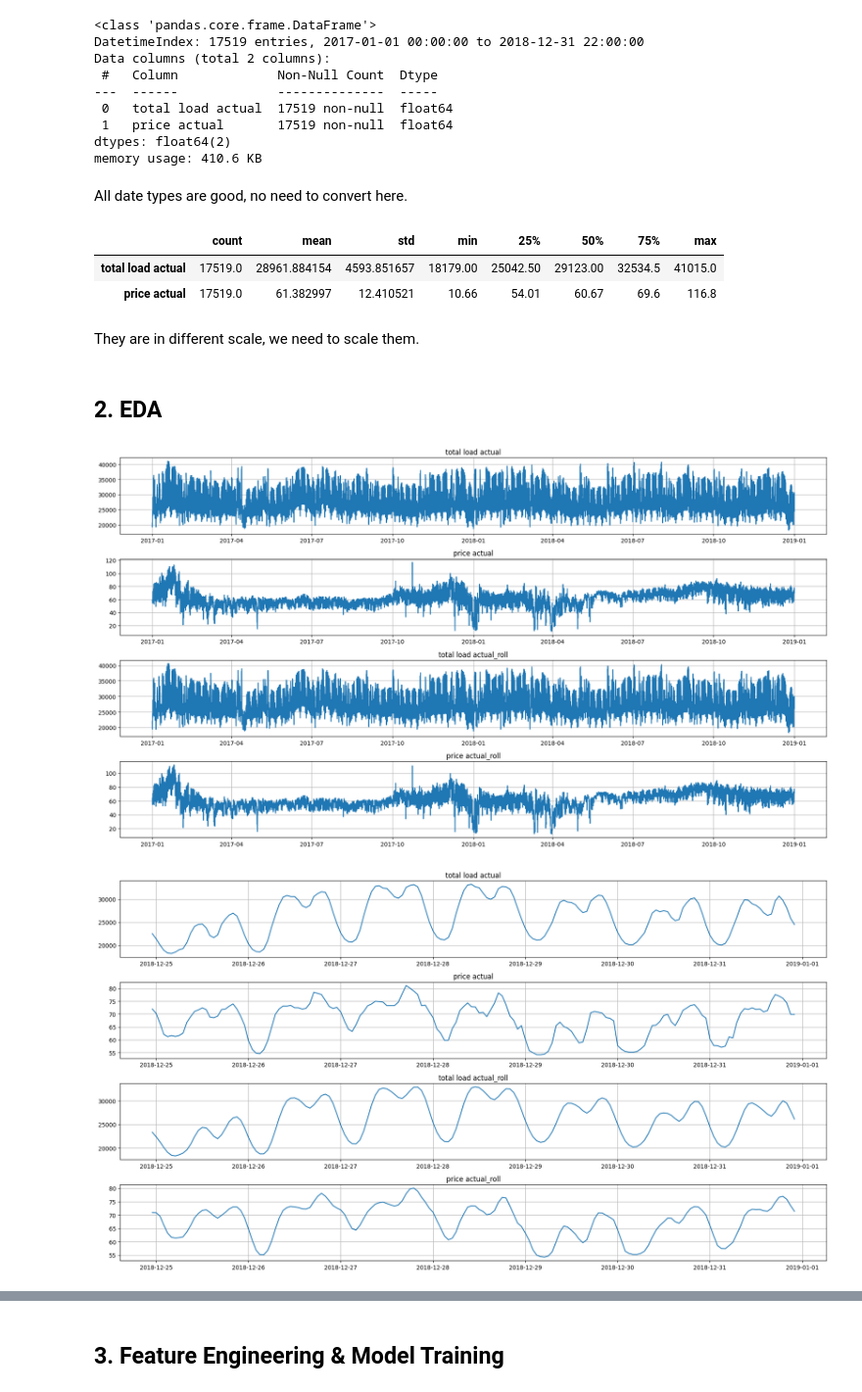
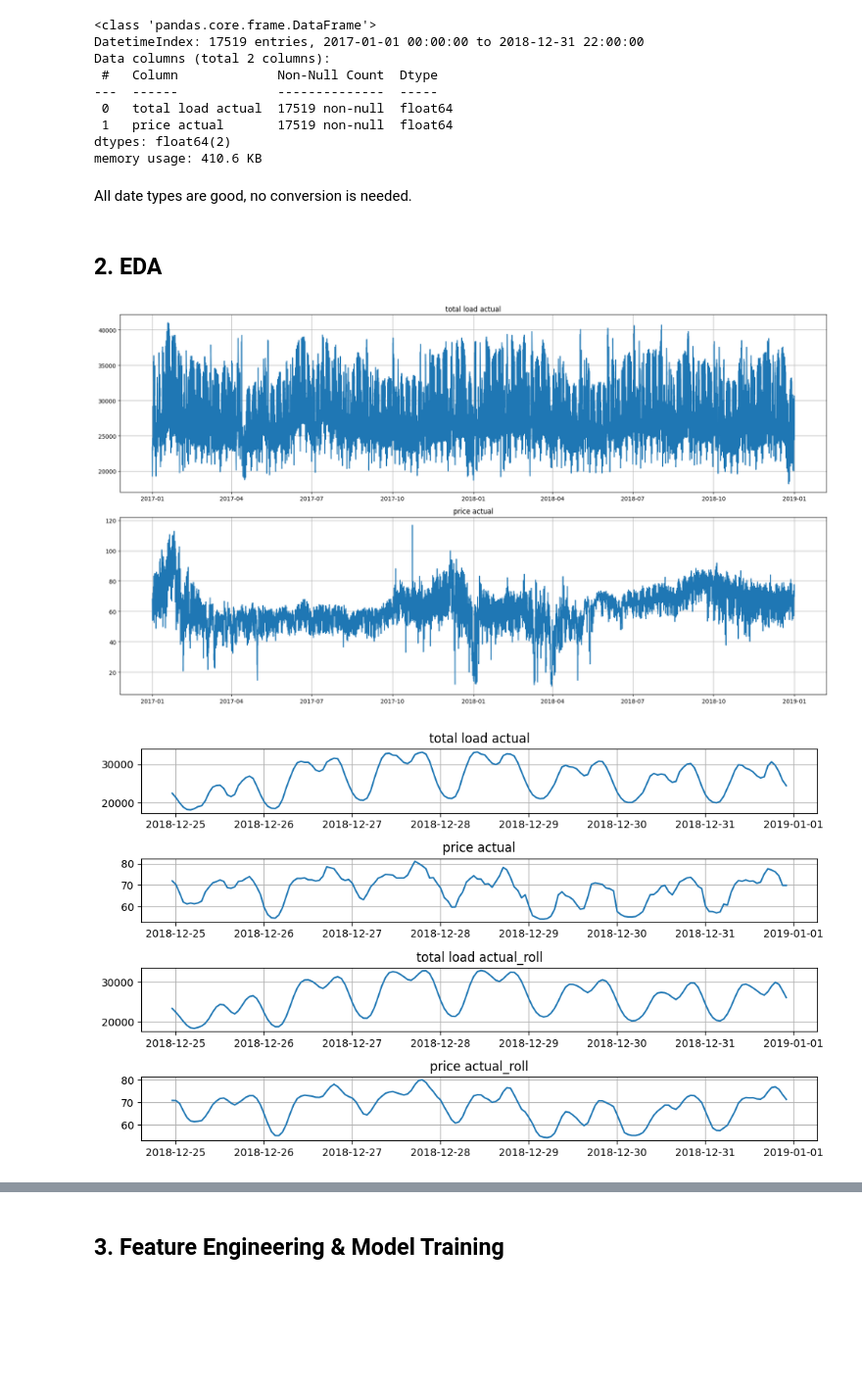
Before and after one commit to Jackson00Han/Time-Series-Training, a Jupyter notebook: multivariate_time_series.ipynb, the cells around one changed output, grey strips where cells are left out. Shown at 98% size. Cells and saved outputs as stored; diff of their text form; code cells hidden in the pictures; blank space fills up the shorter version.

```diff
--- a/multivariate_time_series.ipynb
+++ b/multivariate_time_series.ipynb
@@ -73,12 +81,3 @@ df.isna().sum()
 | total load actual | 36 |
 | price actual | 0 |
 dtype: int64
-# %%
-# List of non-numeric values to replace
-non_numeric_values = ['?', 'N/A', '-', '']
-
-for col in df.columns:
-    df[col] = df[col].replace(non_numeric_values, np.nan)
-    df[col] = df[col].astype('float64')
-# Check out null value situation
-df.isna().sum()
@@ -135,12 +129,4 @@ Data columns (total 2 columns):
 dtypes: float64(2)
 memory usage: 410.6 KB
 # %% [markdown]
-All date types are good, no need to convert here.
+All date types are good, no conversion is needed.
-# %%
-df.describe().transpose()
-# %% [output]
-|  | count | mean | std | min | 25% | 50% | 75% | max |
-| total load actual | 17519.0 | 28961.884154 | 4593.851657 | 18179.00 | 25042.50 | 29123.00 | 32534.5 | 41015.0 |
-| price actual | 17519.0 | 61.382997 | 12.410521 | 10.66 | 54.01 | 60.67 | 69.6 | 116.8 |
-# %% [markdown]
-They are in different scale, we need to scale them.
@@ -209,18 +145,18 @@ for i, col in enumerate(df.columns):
 plt.tight_layout()
 plt.show()
 # %% [output]
-[figure, old version]
+[figure, new version]
 # %%
 # Visualize a few data at the end
-fig, axs = plt.subplots(len(df.columns), 1, figsize=(18, 10))
+fig, axs = plt.subplots(len(df.columns), 1, figsize=(10, 6))
 
 for i, col in enumerate(df.columns):
     axs[i].plot(df[col][-24*7:])
     axs[i].set_title(col)
     axs[i].grid(True)
 
 plt.tight_layout()
 plt.show()
 # %% [output]
-[figure, old version]
+[figure, new version]
 # %%
```
Also changed, not shown: parts of 15 cells of this notebook.
